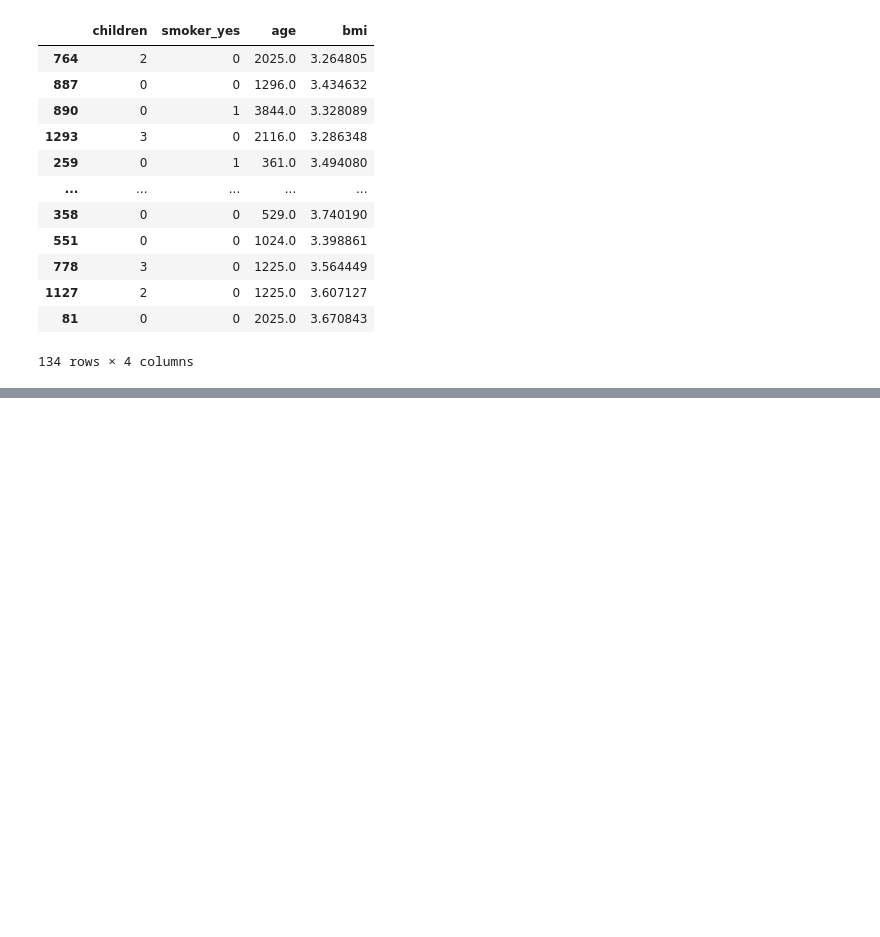
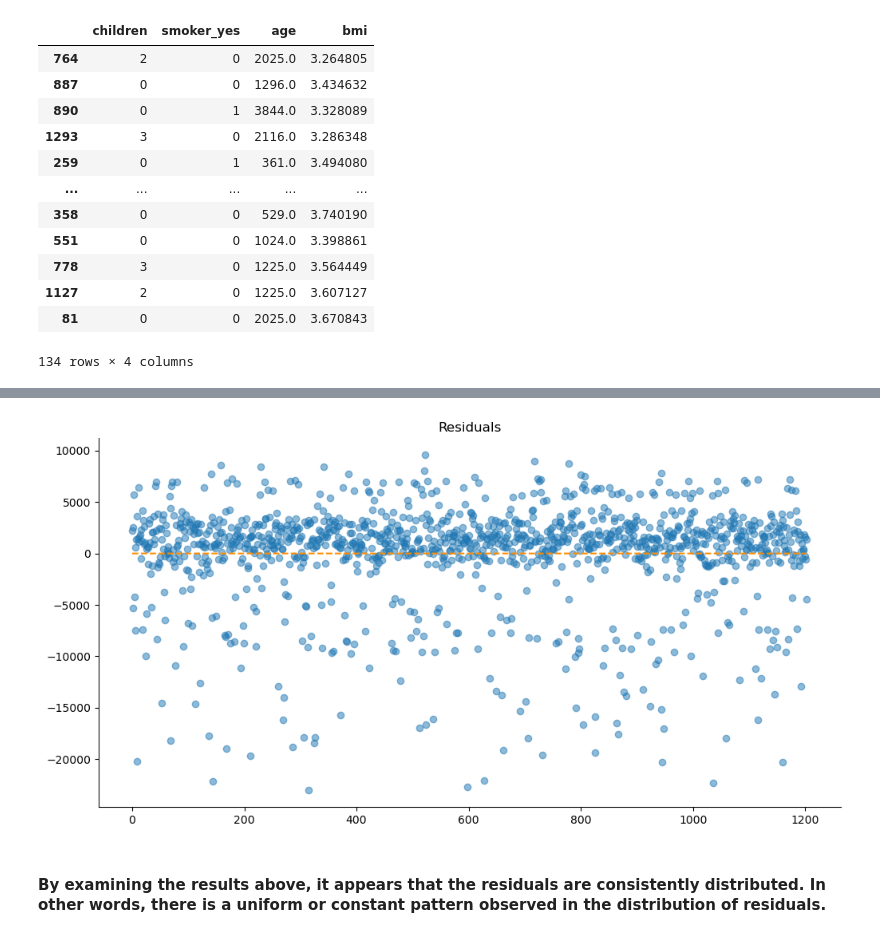
Before and after one commit to ShrajanKumar/Insurance_cost_prediction, a Jupyter notebook: statistical_analysis_and_modeling eda.ipynb, the cells around one changed output, grey strips where cells are left out. Saved outputs shown, nothing was run; the diff lists cells and outputs as text; code cells hidden in the pictures; blank space fills up the shorter version.

```diff
--- a/statistical_analysis_and_modeling eda.ipynb
+++ b/statistical_analysis_and_modeling eda.ipynb
@@ -1500,0 +1660,16 @@ r 0.7634
+# %%
+def check_homoscedasticity(result,residuals):
+    plt.subplots(figsize=(12, 6))
+    ax = plt.subplot(111)  # To remove spines
+    plt.scatter(x=result.index, y=residuals, alpha=0.5)
+    plt.plot(np.repeat(0, result.index.max()), color='darkorange', linestyle='--')
+    ax.spines['right'].set_visible(False)  # Removing the right spine
+    ax.spines['top'].set_visible(False)  # Removing the top spine
+    plt.title('Residuals')
+    plt.show()
+# %%
+check_homoscedasticity(result,residuals)
+# %% [output]
+[figure, added]
+# %% [markdown]
+#### By examining the results above, it appears that the residuals are consistently distributed. In other words, there is a uniform or constant pattern observed in the distribution of residuals.
```
Also changed, not shown: parts of 38 cells of this notebook.
